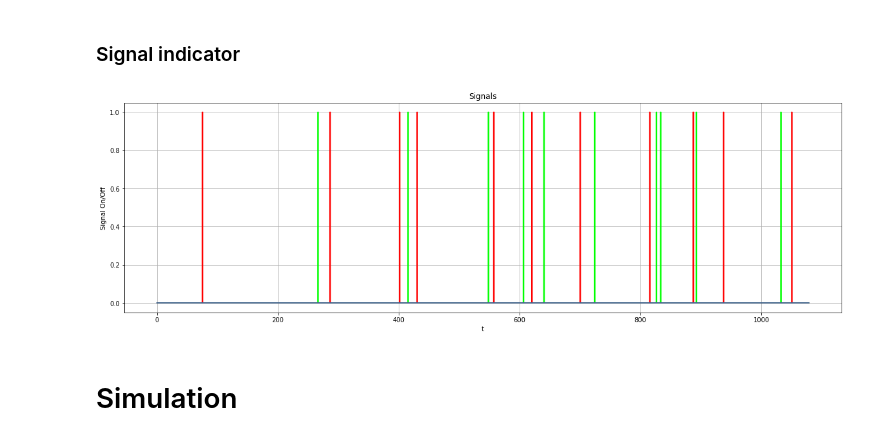
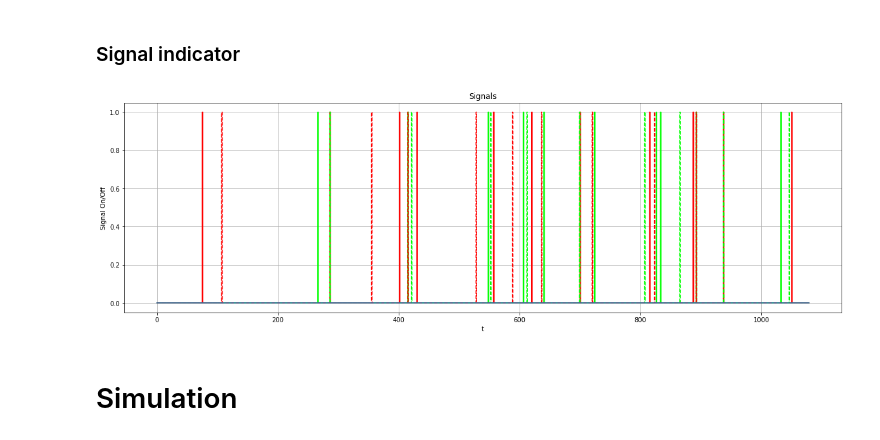
Before and after one commit to darkeclipz/jupyter-notebooks, a Jupyter notebook: Crypto/algotrade/Multi Exponential Moving Average Strategy with Fibonacci Retrace Order Filling.ipynb, the cells around one changed output. Cells and saved outputs as stored; diff of their text form; code cells hidden in the pictures.

```diff
--- a/Crypto/algotrade/Multi Exponential Moving Average Strategy with Fibonacci Retrace Order Filling.ipynb
+++ b/Crypto/algotrade/Multi Exponential Moving Average Strategy with Fibonacci Retrace Order Filling.ipynb
@@ -170,12 +170,14 @@ grid();
 # %%
 plt.step(range(len(chart.index)), chart['open_long'],c='lime')
 plt.step(range(len(chart.index)), chart['open_short'],c='r')
+plt.step(range(len(chart.index)), chart['close_long'], c='lime', linestyle='dashed')
+plt.step(range(len(chart.index)), chart['close_short'],c='r', linestyle='dashed')
 plt.step(range(len(chart.index)), np.zeros(len(chart.index)))
 plt.xlabel('t')
 plt.ylabel('Signal On/Off')
 plt.title('Signals')
 plt.grid();
 # %% [output]
-[figure, old version]
+[figure, new version]
 # %% [markdown]
 # Simulation
```
Also changed, not shown: parts of 14 cells of this notebook.
